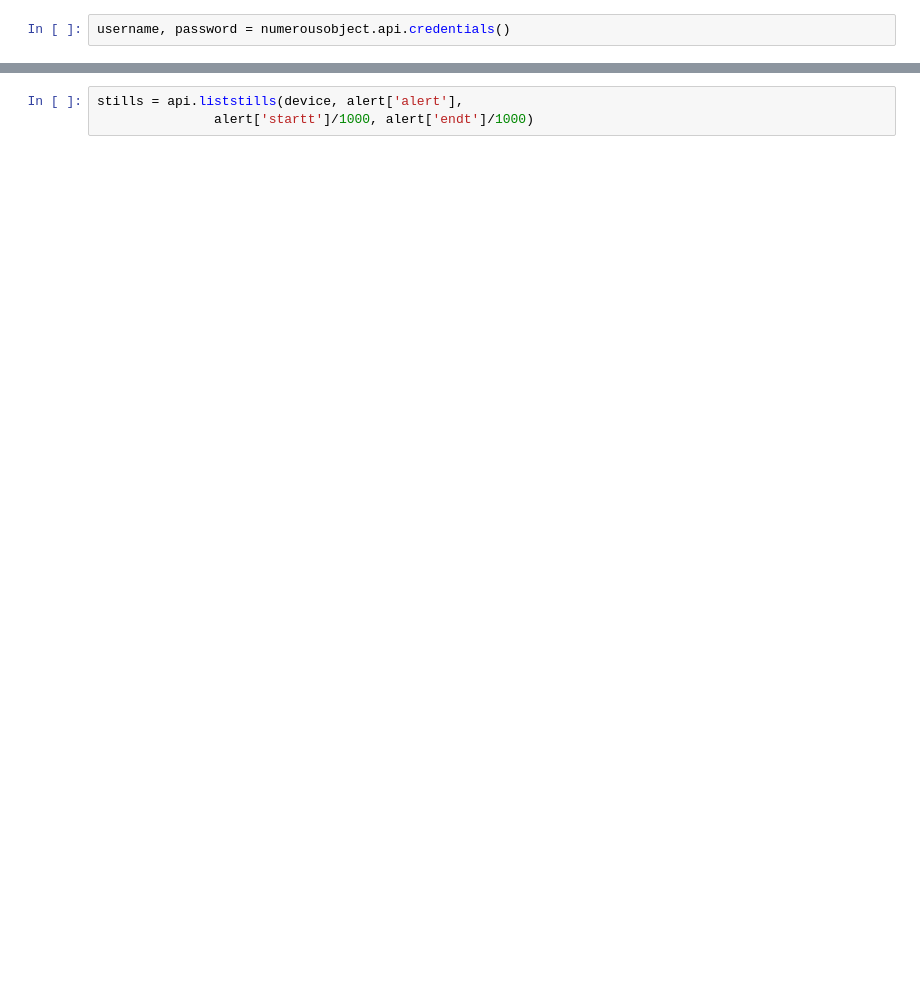
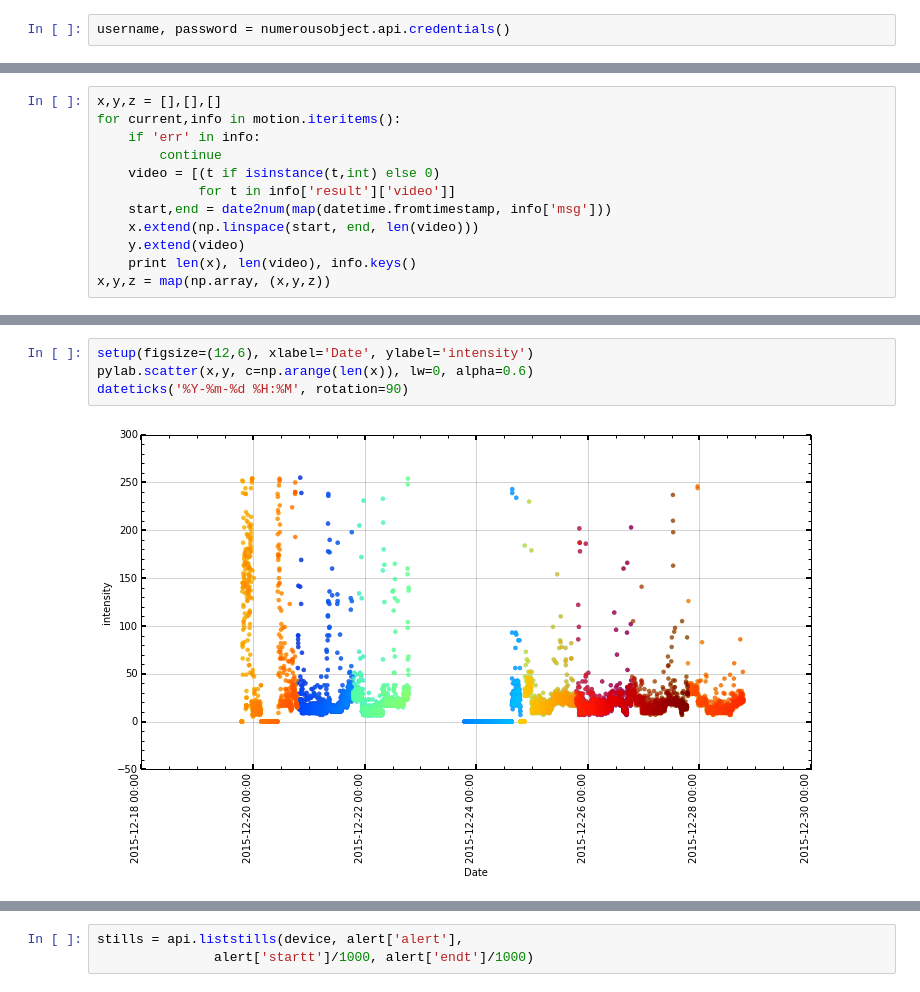
Before and after one commit to ajmendez/numerousobject, a Jupyter notebook: notebook/api_example.ipynb, the cells around one changed output, grey strips where cells are left out. Cells and saved outputs as stored; diff of their text form; blank space fills up the shorter version.

```diff
--- a/notebook/api_example.ipynb
+++ b/notebook/api_example.ipynb
@@ -33,0 +147,12 @@ print api.get(device, alert['startt']/1000)
+# %%
+x,y,z = [],[],[]
+for current,info in motion.iteritems():
+    if 'err' in info:
+        continue
+    video = [(t if isinstance(t,int) else 0)
+             for t in info['result']['video']]
+    start,end = date2num(map(datetime.fromtimestamp, info['msg']))
+    x.extend(np.linspace(start, end, len(video)))
+    y.extend(video)
+    print len(x), len(video), info.keys()
+x,y,z = map(np.array, (x,y,z))
@@ -33,0 +176,6 @@ print api.get(device, alert['startt']/1000)
+# %%
+setup(figsize=(12,6), xlabel='Date', ylabel='intensity')
+pylab.scatter(x,y, c=np.arange(len(x)), lw=0, alpha=0.6)
+dateticks('%Y-%m-%d %H:%M', rotation=90)
+# %% [output]
+[figure, added]
```
Also changed, not shown: parts of 26 cells of this notebook, 4 other files.
